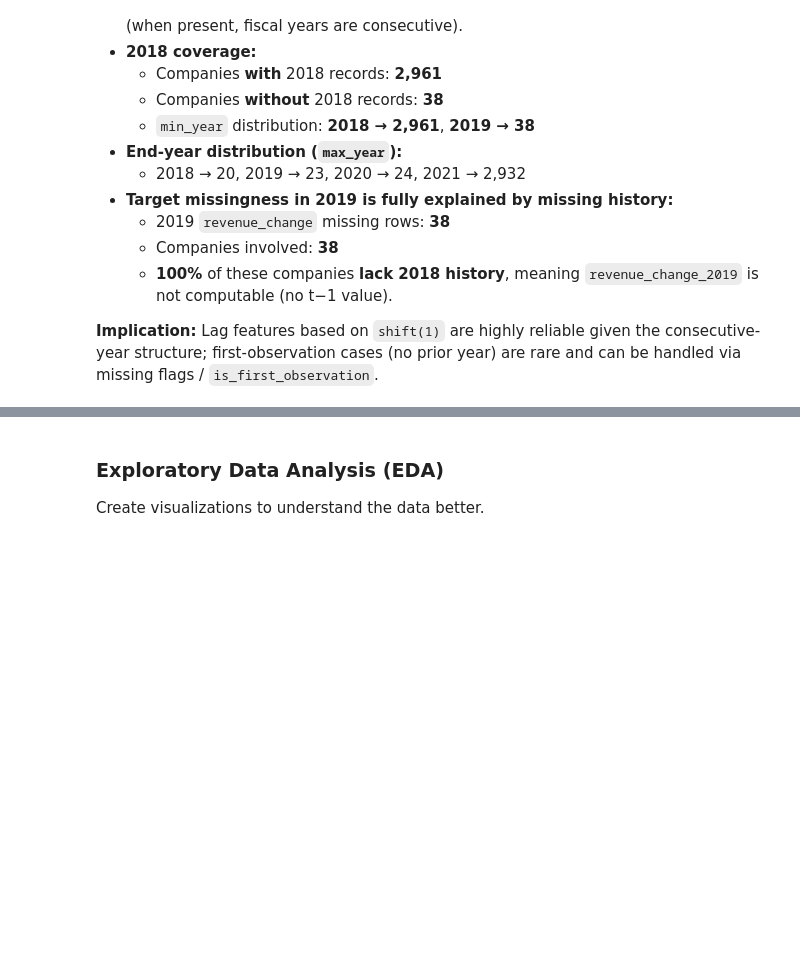
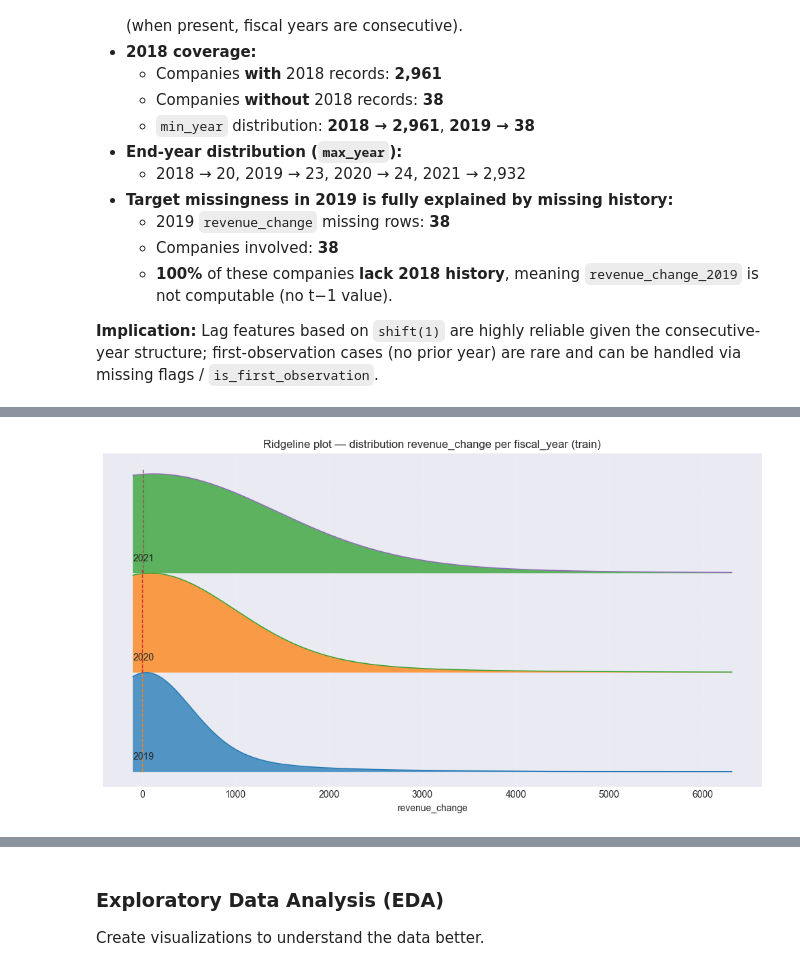
Before and after one commit to MoriondoTommaso/italian-financial-challenge, a Jupyter notebook: notebooks/Final.ipynb, the cells around one changed output, grey strips where cells are left out. Cells and saved outputs as stored; diff of their text form; code cells hidden in the pictures; blank space fills up the shorter version.

```diff
--- a/notebooks/Final.ipynb
+++ b/notebooks/Final.ipynb
@@ -316,0 +368,46 @@ Companies involved: 38
+# %%
+df = train_df[np.isfinite(train_df["revenue_change"])].copy()
+
+years = sorted(df["fiscal_year"].unique())
+
+x_low, x_high = np.percentile(df["revenue_change"], [0, 99])
+x = np.linspace(x_low, x_high, 600)
+
+fig, ax = plt.subplots(figsize=(10, 1.6 * len(years) + 1))
+gap = 1.0
+
+for i, y in enumerate(years):
+    vals = df.loc[df["fiscal_year"] == y, "revenue_change"].to_numpy()
+    vals = vals[np.isfinite(vals)]
+
+
+    if len(vals) < 10 or np.std(vals) == 0:
+
+        med = np.median(vals) if len(vals) else np.nan
+        offset = i * gap
+        if np.isfinite(med):
+            ax.plot([med, med], [offset, offset + 0.8], linestyle="--", linewidth=1.2)
+            ax.text(x_low, offset + 0.1, str(y), va="bottom", ha="left")
+        continue
+
+    kde = gaussian_kde(vals)
+    dens = kde(x)
+    dens = dens / dens.max()
+
+    offset = i * gap
+    ax.fill_between(x, offset, offset + dens, alpha=0.75)
+    ax.plot(x, offset + dens, linewidth=1.0)
+
+    med = np.median(vals)
+    ax.plot([med, med], [offset, offset + 1.05], linestyle="--", linewidth=1.0)
+
+    ax.text(x_low, offset + 0.1, str(y), va="bottom", ha="left")
+
+ax.set_title("Ridgeline plot — distribution revenue_change per fiscal_year (train)")
+ax.set_xlabel("revenue_change")
+ax.set_yticks([])
+ax.grid(axis="x", linestyle=":", linewidth=0.6, alpha=0.7)
+plt.tight_layout()
+plt.show()
+# %% [output]
+[figure, added]
```
Also changed, not shown: parts of 20 cells of this notebook, 2 other files.
